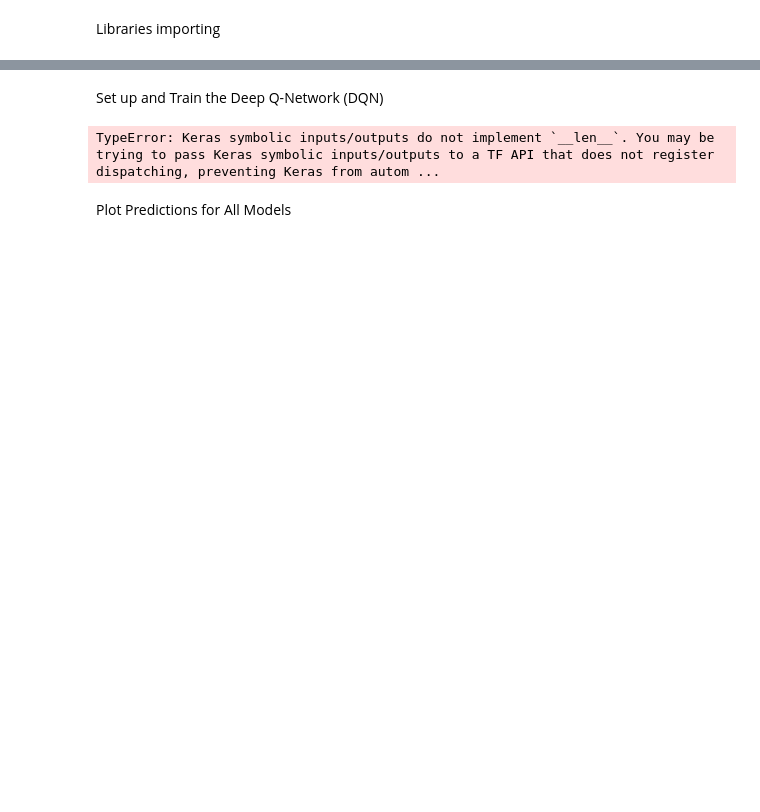
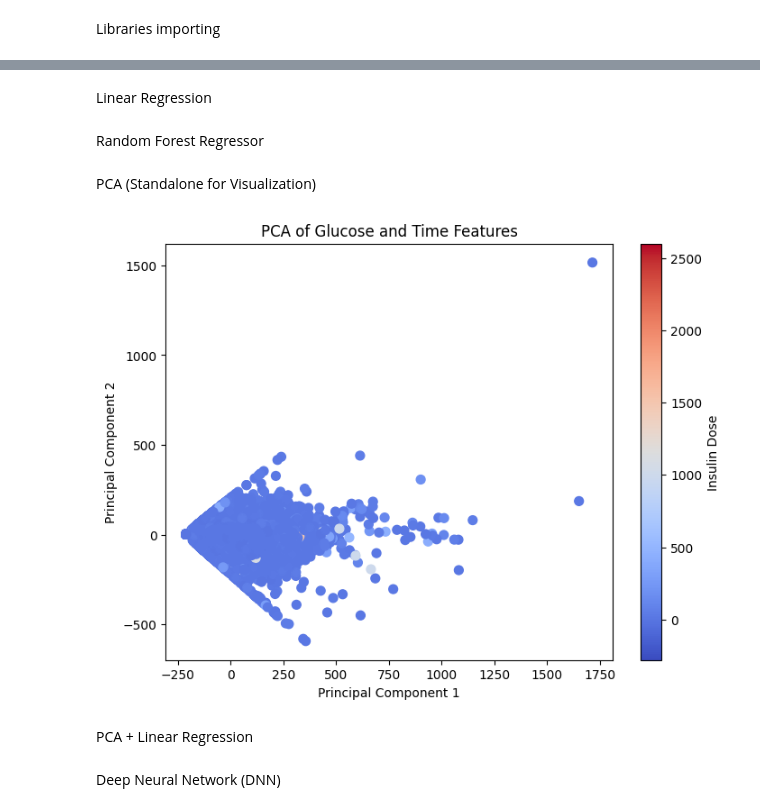
Before and after one commit to GeoLek/Optimal-Insulin-Dosage-Value-Prediction, a Jupyter notebook: Optimal Insulin Dosage Value Prediction.ipynb, the cells around one changed output, grey strips where cells are left out. Cells and saved outputs as stored; diff of their text form; code cells hidden in the pictures; blank space fills up the shorter version.

Commit message:
Optimal Insulin Dosage Value Prediction

```diff
--- a/Optimal Insulin Dosage Value Prediction.ipynb
+++ b/Optimal Insulin Dosage Value Prediction.ipynb
@@ -61,0 +44,2 @@ Training and evaluation of the other algorithms
+# %% [markdown]
+Linear Regression
@@ -61,0 +58,2 @@ Training and evaluation of the other algorithms
+# %% [markdown]
+Random Forest Regressor
@@ -62 +72,20 @@ Training and evaluation of the other algorithms
+# %% [markdown]
+PCA (Standalone for Visualization)
+# %%
+# 3. PCA (Standalone for Visualization)
+pca = PCA(n_components=2)
+X_pca = pca.fit_transform(X)
+
+# Create a scatter plot of the first two principal components
+plt.figure(figsize=(8, 6))
+plt.scatter(X_pca[:, 0], X_pca[:, 1], c=y, cmap='coolwarm', s=50)
+plt.title('PCA of Glucose and Time Features')
+plt.xlabel('Principal Component 1')
+plt.ylabel('Principal Component 2')
+plt.colorbar(label='Insulin Dose')
+plt.show()
+# %% [output]
+[figure, added]
+# %% [markdown]
+PCA + Linear Regression
 # %%
@@ -95,38 +107,5 @@ pca_lr_mae = mean_absolute_error(y_test, pca_lr_pred)
 results['Algorithm'].append('PCA + Linear Regression')
 results['RMSE'].append(pca_lr_rmse)
 results['MAE'].append(pca_lr_mae)
-# %% [markdown]
-Set up and Train the Deep Q-Network (DQN)
-# %%
-# 4. Deep Q-Network (DQN) Setup
-# Build the DQN model
-input_shape = (1,) + X_train.shape[1:]  # Add sequence dimension
-nb_actions = 1  # Predicting a single insulin dose value
-
-model = build_dqn_model(input_shape, nb_actions)
-dqn = build_dqn_agent(model, nb_actions)
-
-# Reshape X_train and X_test for DQN
-X_train_reshaped = np.expand_dims(X_train, axis=1)
-X_test_reshaped = np.expand_dims(X_test, axis=1)
-
-# Train the DQN model
-dqn.fit(X_train_reshaped, nb_steps=5000, visualize=False, verbose=1)
-
-# Use the model to predict insulin dose values
-dqn_pred = model.predict(X_test_reshaped).flatten()
-
-# Evaluate DQN performance
-dqn_rmse = np.sqrt(mean_squared_error(y_test, dqn_pred))
-dqn_mae = mean_absolute_error(y_test, dqn_pred)
-results['Algorithm'].append('Deep Q-Network')
-results['RMSE'].append(dqn_rmse)
-results['MAE'].append(dqn_mae)
-
-# Convert results into a DataFrame
-results_df = pd.DataFrame(results)
-print(results_df)
-# %% [output]
-TypeError: Keras symbolic inputs/outputs do not implement `__len__`. You may be trying to pass Keras symbolic inputs/outputs to a TF API that does not register dispatching, preventing Keras from autom ...
-# %% [markdown]
-Plot Predictions for All Models
+# %% [markdown]
+Deep Neural Network (DNN)
```
Also changed, not shown: parts of 18 cells of this notebook.
